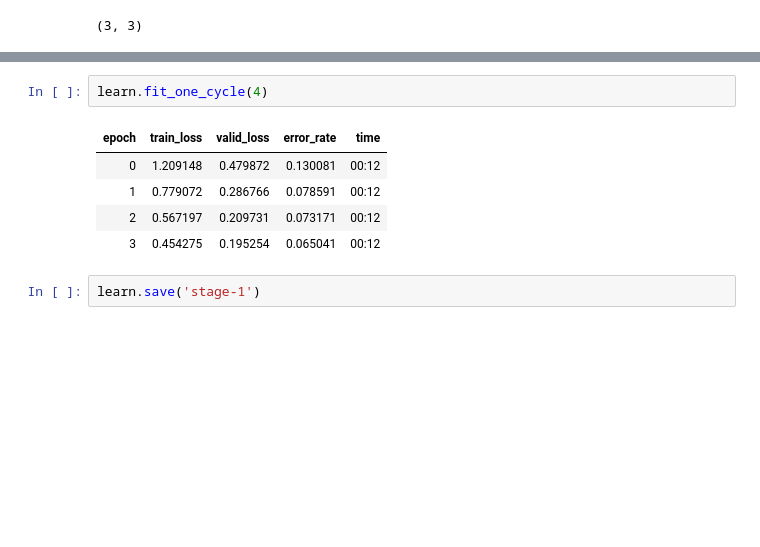
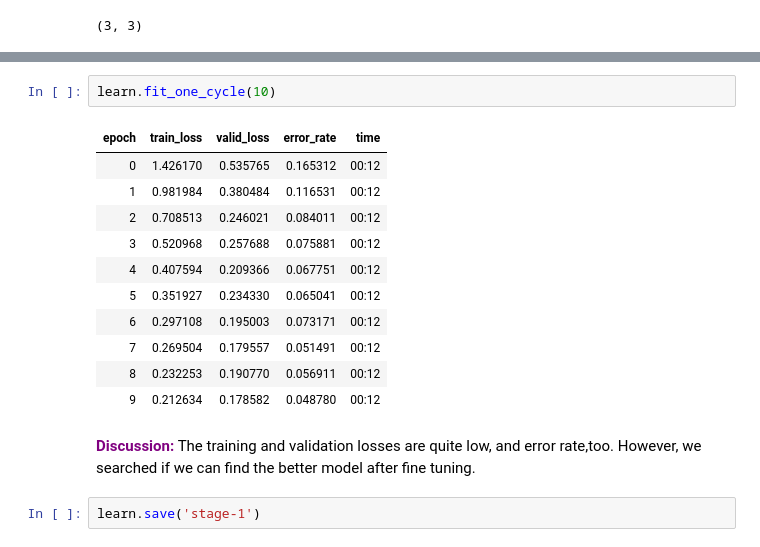
Before and after one commit to sefeoglu/DeepLearningProjectsandKaggleCompetitions, a Jupyter notebook: SimpleMaskClassification.ipynb, the cells around one changed output, grey strips where cells are left out. Drawn from its saved outputs; the diff is of its cells as text; blank space fills up the shorter version.

```diff
--- a/SimpleMaskClassification.ipynb
+++ b/SimpleMaskClassification.ipynb
@@ -110,11 +111,20 @@ Sequential(
 # %%
-learn.fit_one_cycle(4)
+learn.fit_one_cycle(10)
 # %% [output]
 | epoch | train_loss | valid_loss | error_rate | time |
-| 0 | 1.209148 | 0.479872 | 0.130081 | 00:12 |
-| 1 | 0.779072 | 0.286766 | 0.078591 | 00:12 |
-| 2 | 0.567197 | 0.209731 | 0.073171 | 00:12 |
-| 3 | 0.454275 | 0.195254 | 0.065041 | 00:12 |
+| 0 | 1.426170 | 0.535765 | 0.165312 | 00:12 |
+| 1 | 0.981984 | 0.380484 | 0.116531 | 00:12 |
+| 2 | 0.708513 | 0.246021 | 0.084011 | 00:12 |
+| 3 | 0.520968 | 0.257688 | 0.075881 | 00:12 |
+| 4 | 0.407594 | 0.209366 | 0.067751 | 00:12 |
+| 5 | 0.351927 | 0.234330 | 0.065041 | 00:12 |
+| 6 | 0.297108 | 0.195003 | 0.073171 | 00:12 |
+| 7 | 0.269504 | 0.179557 | 0.051491 | 00:12 |
+| 8 | 0.232253 | 0.190770 | 0.056911 | 00:12 |
+| 9 | 0.212634 | 0.178582 | 0.048780 | 00:12 |
+# %% [markdown]
+**<font color = "purple">Discussion:</font>**
+The training and validation losses are quite low, and error rate,too. However, we searched if we can find the better model after fine tuning.
 # %%
 learn.save('stage-1')
 # %%
```
Also changed, not shown: parts of 58 cells of this notebook.
